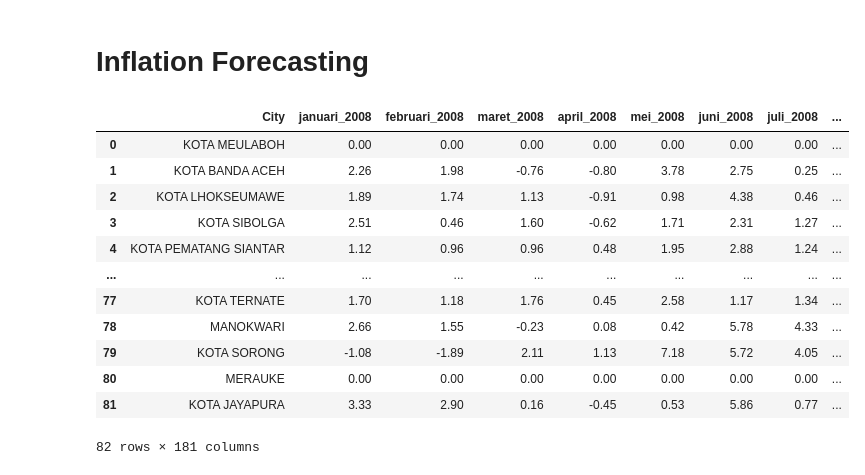
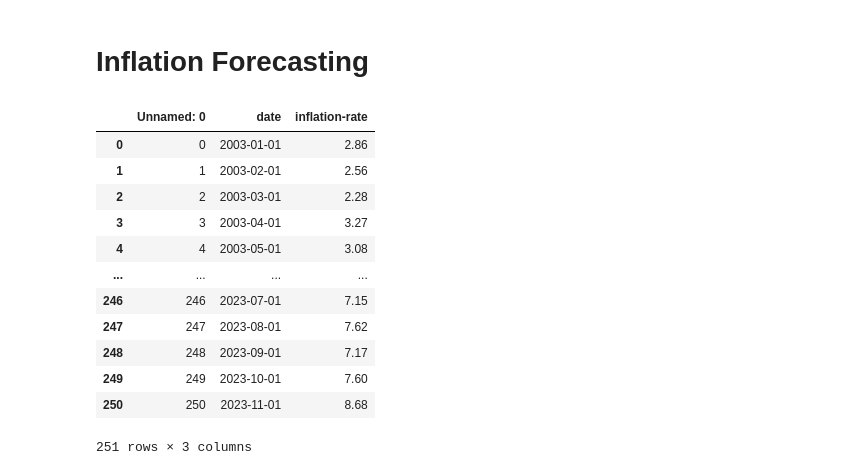
Before and after one commit to farisznafis/bangkit-financify, a Jupyter notebook: ML/z/tesz.ipynb, the cells around one changed output. Drawn from its saved outputs; the diff is of its cells as text; code cells hidden in the pictures.

Commit message:
add dataset and improve code
nambah dataset indo perbulan dan dah nambahin code di tesz.ipynb
- dah modelling
- belom testing dan implement ke real case

```diff
--- a/ML/z/tesz.ipynb
+++ b/ML/z/tesz.ipynb
@@ -9,18 +11,18 @@ import seaborn as sns
 # %%
 # import data
-df = pd.read_csv('./kota-per-bulan.csv')
+df = pd.read_csv('./inflasi-indo.csv')
 df
 # %% [output]
-|  | City | januari_2008 | februari_2008 | maret_2008 | april_2008 | mei_2008 | juni_2008 | juli_2008 | ... |
-| 0 | KOTA MEULABOH | 0.00 | 0.00 | 0.00 | 0.00 | 0.00 | 0.00 | 0.00 | ... |
-| 1 | KOTA BANDA ACEH | 2.26 | 1.98 | -0.76 | -0.80 | 3.78 | 2.75 | 0.25 | ... |
-| 2 | KOTA LHOKSEUMAWE | 1.89 | 1.74 | 1.13 | -0.91 | 0.98 | 4.38 | 0.46 | ... |
-| 3 | KOTA SIBOLGA | 2.51 | 0.46 | 1.60 | -0.62 | 1.71 | 2.31 | 1.27 | ... |
-| 4 | KOTA PEMATANG SIANTAR | 1.12 | 0.96 | 0.96 | 0.48 | 1.95 | 2.88 | 1.24 | ... |
-| ... | ... | ... | ... | ... | ... | ... | ... | ... | ... |
-| 77 | KOTA TERNATE | 1.70 | 1.18 | 1.76 | 0.45 | 2.58 | 1.17 | 1.34 | ... |
-| 78 | MANOKWARI | 2.66 | 1.55 | -0.23 | 0.08 | 0.42 | 5.78 | 4.33 | ... |
-| 79 | KOTA SORONG | -1.08 | -1.89 | 2.11 | 1.13 | 7.18 | 5.72 | 4.05 | ... |
-| 80 | MERAUKE | 0.00 | 0.00 | 0.00 | 0.00 | 0.00 | 0.00 | 0.00 | ... |
-| 81 | KOTA JAYAPURA | 3.33 | 2.90 | 0.16 | -0.45 | 0.53 | 5.86 | 0.77 | ... |
+|  | Unnamed: 0 | date | inflation-rate |
+| 0 | 0 | 2003-01-01 | 2.86 |
+| 1 | 1 | 2003-02-01 | 2.56 |
+| 2 | 2 | 2003-03-01 | 2.28 |
+| 3 | 3 | 2003-04-01 | 3.27 |
+| 4 | 4 | 2003-05-01 | 3.08 |
+| ... | ... | ... | ... |
+| 246 | 246 | 2023-07-01 | 7.15 |
+| 247 | 247 | 2023-08-01 | 7.62 |
+| 248 | 248 | 2023-09-01 | 7.17 |
+| 249 | 249 | 2023-10-01 | 7.60 |
+| 250 | 250 | 2023-11-01 | 8.68 |
-82 rows × 181 columns
+251 rows × 3 columns
```
Also changed, not shown: parts of 20 cells of this notebook, 3 other files.
